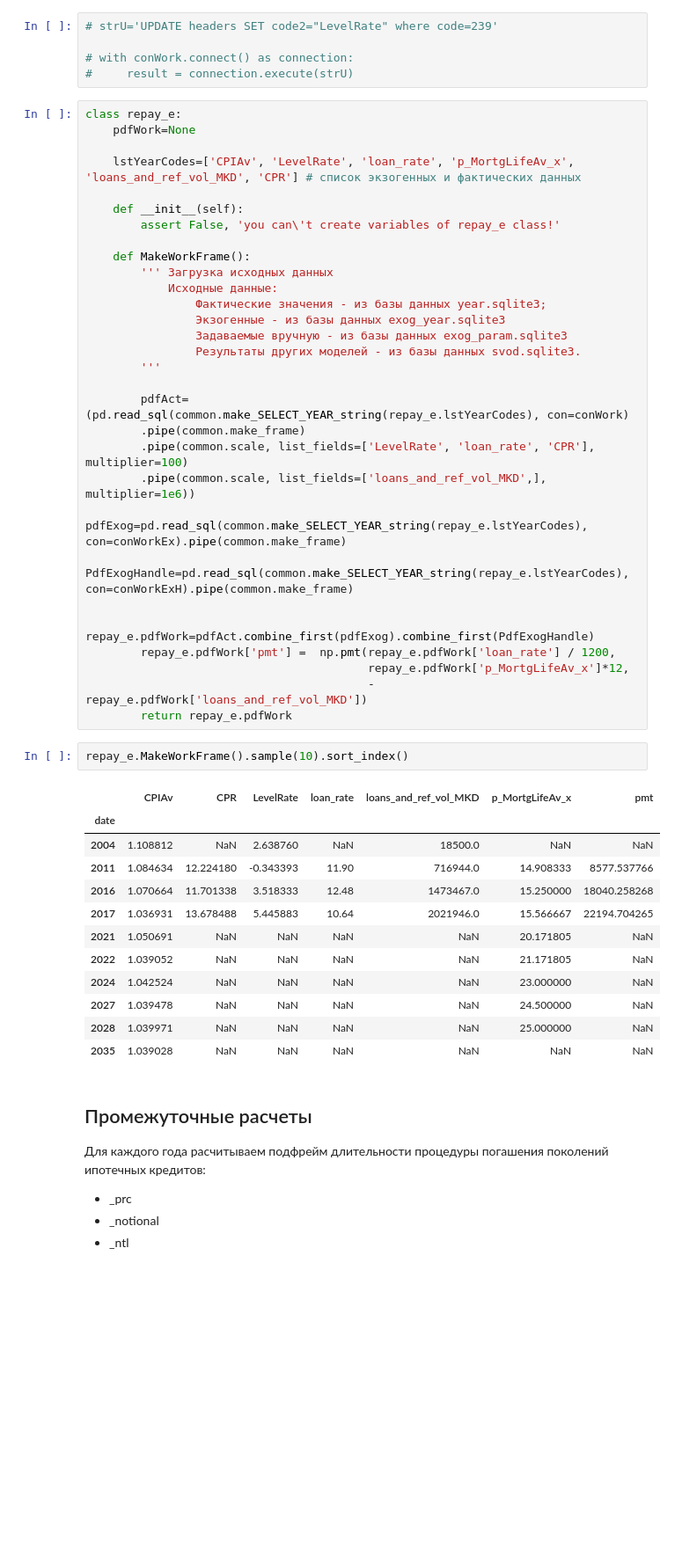
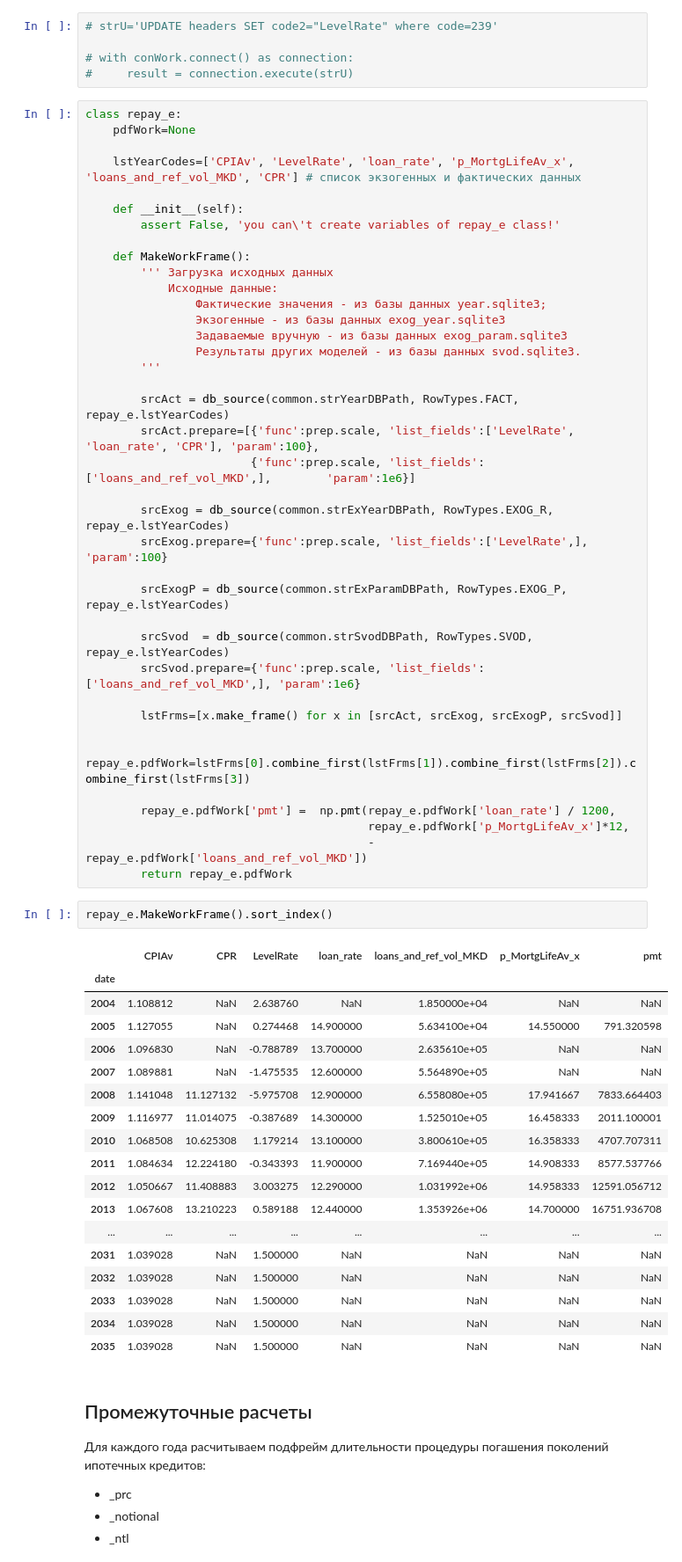
Before and after one commit to amsergeev/AIGK_j, a Jupyter notebook: EARLY_REPAYMENT/repaymnt.ipynb, the cells around one changed output. Shown at 88% size. Saved outputs shown, nothing was run; the diff lists cells and outputs as text; blank space fills up the shorter version.

Commit message:
Add read various sources module

```diff
--- a/EARLY_REPAYMENT/repaymnt.ipynb
+++ b/EARLY_REPAYMENT/repaymnt.ipynb
@@ -74,33 +71,47 @@ class repay_e:
                 Результаты других моделей - из базы данных svod.sqlite3.
         '''
 
-        pdfAct=(pd.read_sql(common.make_SELECT_YEAR_string(repay_e.lstYearCodes), con=conWork)
-        .pipe(common.make_frame)
-        .pipe(common.scale, list_fields=['LevelRate', 'loan_rate', 'CPR'], multiplier=100)
-        .pipe(common.scale, list_fields=['loans_and_ref_vol_MKD',], multiplier=1e6))
-        pdfExog=pd.read_sql(common.make_SELECT_YEAR_string(repay_e.lstYearCodes), con=conWorkEx).pipe(common.make_frame)
-        PdfExogHandle=pd.read_sql(common.make_SELECT_YEAR_string(repay_e.lstYearCodes), con=conWorkExH).pipe(common.make_frame)
+        srcAct = db_source(common.strYearDBPath, RowTypes.FACT, repay_e.lstYearCodes)
+        srcAct.prepare=[{'func':prep.scale, 'list_fields':['LevelRate', 'loan_rate', 'CPR'], 'param':100},
+                        {'func':prep.scale, 'list_fields':['loans_and_ref_vol_MKD',],        'param':1e6}]
 
-        repay_e.pdfWork=pdfAct.combine_first(pdfExog).combine_first(PdfExogHandle)
+        srcExog = db_source(common.strExYearDBPath, RowTypes.EXOG_R, repay_e.lstYearCodes)
+        srcExog.prepare={'func':prep.scale, 'list_fields':['LevelRate',], 'param':100}
+
+        srcExogP = db_source(common.strExParamDBPath, RowTypes.EXOG_P, repay_e.lstYearCodes)
+
+        srcSvod  = db_source(common.strSvodDBPath, RowTypes.SVOD, repay_e.lstYearCodes)
+        srcSvod.prepare={'func':prep.scale, 'list_fields':['loans_and_ref_vol_MKD',], 'param':1e6}
+
+        lstFrms=[x.make_frame() for x in [srcAct, srcExog, srcExogP, srcSvod]]
+
+        repay_e.pdfWork=lstFrms[0].combine_first(lstFrms[1]).combine_first(lstFrms[2]).combine_first(lstFrms[3])
+
         repay_e.pdfWork['pmt'] =  np.pmt(repay_e.pdfWork['loan_rate'] / 1200,
                                          repay_e.pdfWork['p_MortgLifeAv_x']*12,
                                          -repay_e.pdfWork['loans_and_ref_vol_MKD'])
         return repay_e.pdfWork
 # %%
-repay_e.MakeWorkFrame().sample(10).sort_index()
+repay_e.MakeWorkFrame().sort_index()
 # %% [output]
 |  | CPIAv | CPR | LevelRate | loan_rate | loans_and_ref_vol_MKD | p_MortgLifeAv_x | pmt |
 | date |  |  |  |  |  |  |  |
-| 2004 | 1.108812 | NaN | 2.638760 | NaN | 18500.0 | NaN | NaN |
-| 2011 | 1.084634 | 12.224180 | -0.343393 | 11.90 | 716944.0 | 14.908333 | 8577.537766 |
-| 2016 | 1.070664 | 11.701338 | 3.518333 | 12.48 | 1473467.0 | 15.250000 | 18040.258268 |
-| 2017 | 1.036931 | 13.678488 | 5.445883 | 10.64 | 2021946.0 | 15.566667 | 22194.704265 |
-| 2021 | 1.050691 | NaN | NaN | NaN | NaN | 20.171805 | NaN |
-| 2022 | 1.039052 | NaN | NaN | NaN | NaN | 21.171805 | NaN |
-| 2024 | 1.042524 | NaN | NaN | NaN | NaN | 23.000000 | NaN |
-| 2027 | 1.039478 | NaN | NaN | NaN | NaN | 24.500000 | NaN |
-| 2028 | 1.039971 | NaN | NaN | NaN | NaN | 25.000000 | NaN |
-| 2035 | 1.039028 | NaN | NaN | NaN | NaN | NaN | NaN |
+| 2004 | 1.108812 | NaN | 2.638760 | NaN | 1.850000e+04 | NaN | NaN |
+| 2005 | 1.127055 | NaN | 0.274468 | 14.900000 | 5.634100e+04 | 14.550000 | 791.320598 |
+| 2006 | 1.096830 | NaN | -0.788789 | 13.700000 | 2.635610e+05 | NaN | NaN |
+| 2007 | 1.089881 | NaN | -1.475535 | 12.600000 | 5.564890e+05 | NaN | NaN |
+| 2008 | 1.141048 | 11.127132 | -5.975708 | 12.900000 | 6.558080e+05 | 17.941667 | 7833.664403 |
+| 2009 | 1.116977 | 11.014075 | -0.387689 | 14.300000 | 1.525010e+05 | 16.458333 | 2011.100001 |
+| 2010 | 1.068508 | 10.625308 | 1.179214 | 13.100000 | 3.800610e+05 | 16.358333 | 4707.707311 |
+| 2011 | 1.084634 | 12.224180 | -0.343393 | 11.900000 | 7.169440e+05 | 14.908333 | 8577.537766 |
+| 2012 | 1.050667 | 11.408883 | 3.003275 | 12.290000 | 1.031992e+06 | 14.958333 | 12591.056712 |
+| 2013 | 1.067608 | 13.210223 | 0.589188 | 12.440000 | 1.353926e+06 | 14.700000 | 16751.936708 |
+| ... | ... | ... | ... | ... | ... | ... | ... |
+| 2031 | 1.039028 | NaN | 1.500000 | NaN | NaN | NaN | NaN |
+| 2032 | 1.039028 | NaN | 1.500000 | NaN | NaN | NaN | NaN |
+| 2033 | 1.039028 | NaN | 1.500000 | NaN | NaN | NaN | NaN |
+| 2034 | 1.039028 | NaN | 1.500000 | NaN | NaN | NaN | NaN |
+| 2035 | 1.039028 | NaN | 1.500000 | NaN | NaN | NaN | NaN |
 # %% [markdown]
 ## Промежуточные расчеты
 
```
Also changed, not shown: parts of 10 cells of this notebook, 8 other files.
